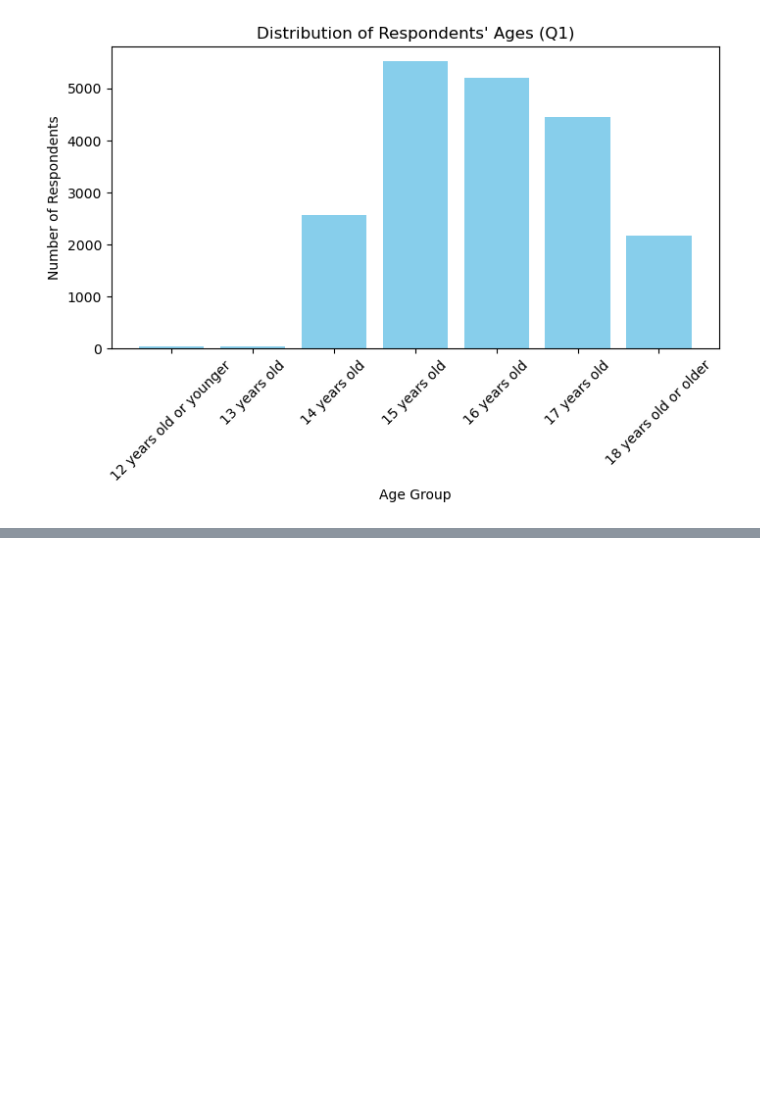
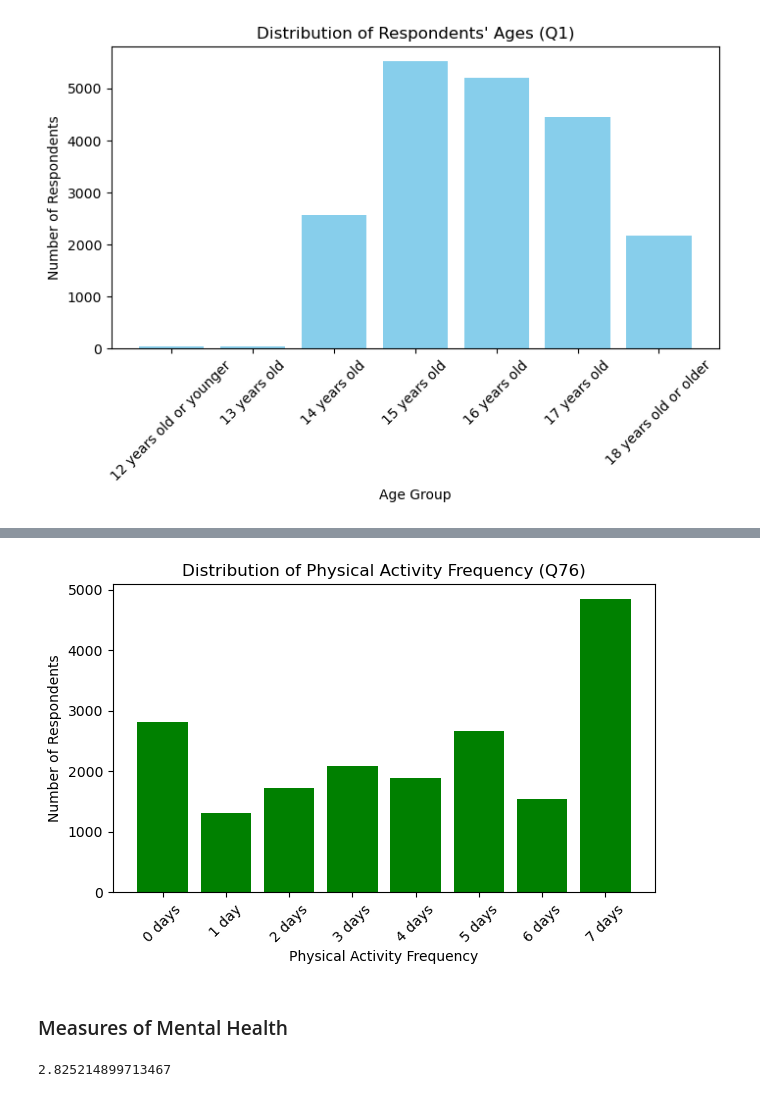
Before and after one commit to amyjxtan/Youth-Mental-Health, a Jupyter notebook: Youth_Mental_Health.ipynb, the cells around one changed output, grey strips where cells are left out. Saved outputs shown, nothing was run; the diff lists cells and outputs as text; code cells hidden in the pictures; blank space fills up the shorter version.

```diff
--- a/Youth_Mental_Health.ipynb
+++ b/Youth_Mental_Health.ipynb
@@ -93,0 +207,35 @@ plt.show()
+# %%
+# Frequency of days in a week where respondent was physically active for >60 minutes that day
+# Creating key for phys. activity
+pa_counts = df_cleaned['Q76'].value_counts().sort_index()
+
+pa_key = {
+    1.0: '0 days',
+    2.0: '1 day',
+    3.0: '2 days',
+    4.0: '3 days',
+    5.0: '4 days',
+    6.0: '5 days',
+    7.0: '6 days',
+    8.0: '7 days'
+}
+
+pa_counts.index = pa_counts.index.map(pa_key)
+
+# Display distribution of phys. activity
+plt.figure(figsize=(7,4))
+ages = plt.bar(pa_counts.index, pa_counts, color = 'green')
+plt.title("Distribution of Physical Activity Frequency (Q76)")
+plt.xlabel('Physical Activity Frequency')
+plt.ylabel('Number of Respondents')
+plt.xticks(rotation=45)
+plt.show()
+# %% [output]
+[figure, added]
+# %% [markdown]
+### Measures of Mental Health
+# %%
+# Q84: During the last 30 days, how often was your mental health not good?
+df_cleaned['Q84'].mean()
+# %% [output]
+2.825214899713467
```
Also changed, not shown: parts of 21 cells of this notebook.
